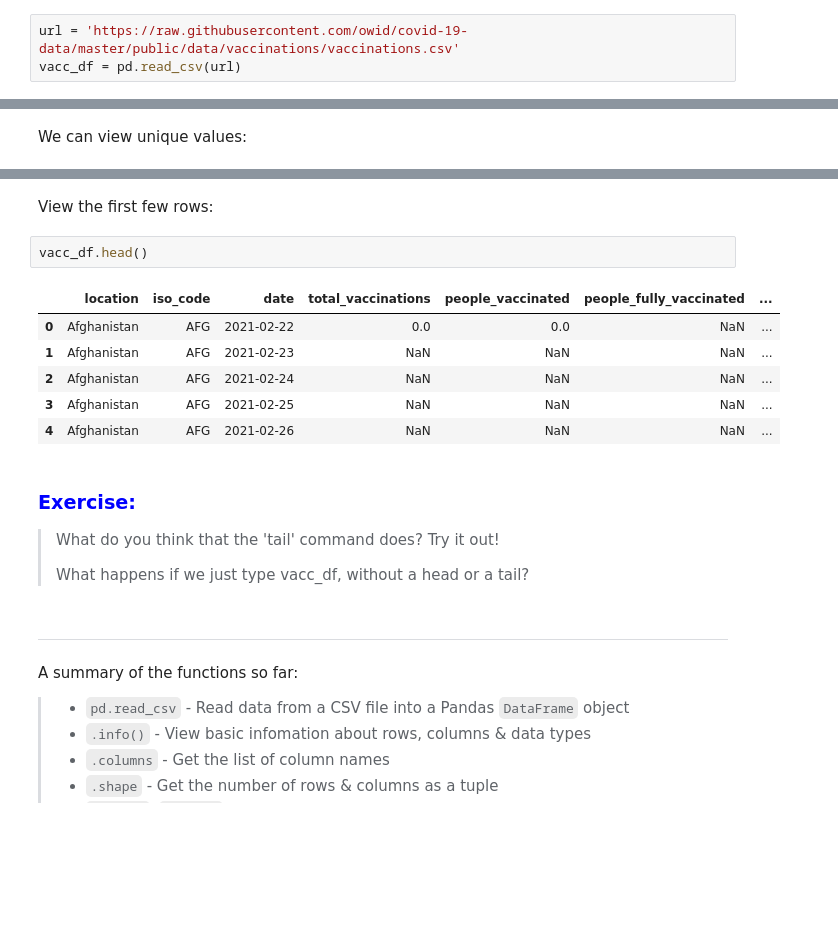
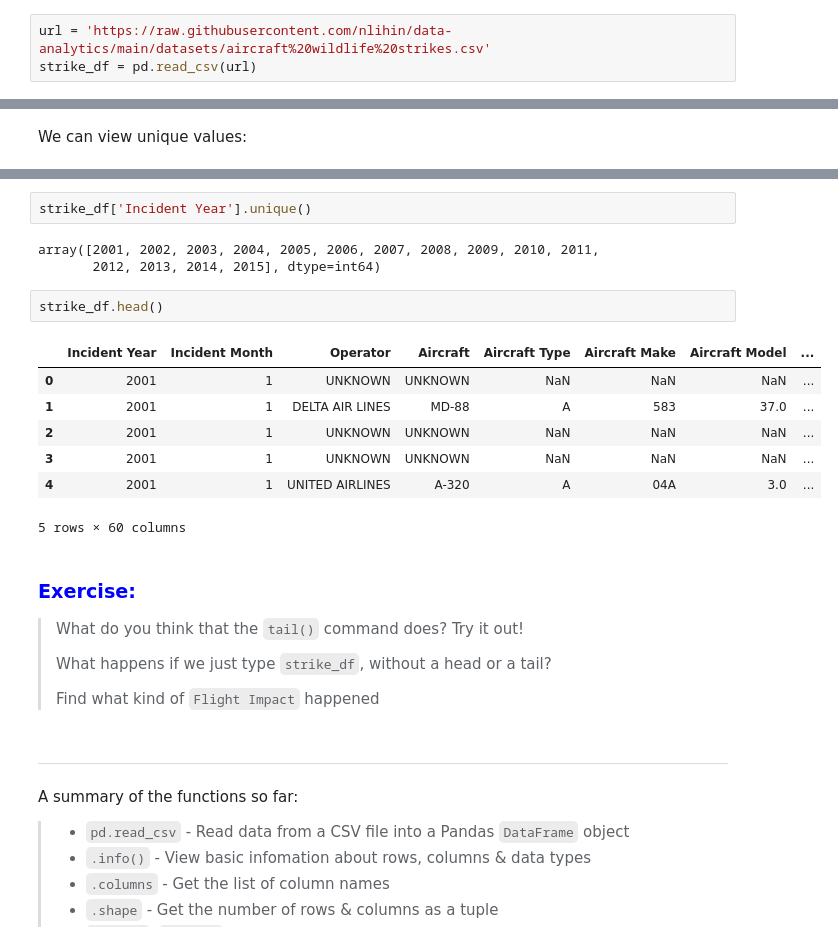
Before and after one commit to nlihin/data-analytics, a Jupyter notebook: unit02_reading and selecting.ipynb, the cells around one changed output, grey strips where cells are left out. Saved outputs shown, nothing was run; the diff lists cells and outputs as text; blank space fills up the shorter version.

```diff
--- a/unit02_reading and selecting.ipynb
+++ b/unit02_reading and selecting.ipynb
@@ -45,3 +29,3 @@ import pandas as pd
 # %%
-url = 'https://raw.githubusercontent.com/owid/covid-19-data/master/public/data/vaccinations/vaccinations.csv'
-vacc_df = pd.read_csv(url)
+url = 'https://raw.githubusercontent.com/nlihin/data-analytics/main/datasets/aircraft%20wildlife%20strikes.csv'
+strike_df = pd.read_csv(url)
@@ -129,19 +106,25 @@ array(['Afghanistan', 'Africa', 'Albania', 'Algeria', 'Andorra', 'Angola',
-# %% [markdown]
-View the first few rows:
+# %%
+strike_df['Incident Year'].unique()
+# %% [output]
+array([2001, 2002, 2003, 2004, 2005, 2006, 2007, 2008, 2009, 2010, 2011,
+       2012, 2013, 2014, 2015], dtype=int64)
 # %%
-vacc_df.head()
+strike_df.head()
 # %% [output]
-|  | location | iso_code | date | total_vaccinations | people_vaccinated | people_fully_vaccinated | ... |
-| 0 | Afghanistan | AFG | 2021-02-22 | 0.0 | 0.0 | NaN | ... |
-| 1 | Afghanistan | AFG | 2021-02-23 | NaN | NaN | NaN | ... |
-| 2 | Afghanistan | AFG | 2021-02-24 | NaN | NaN | NaN | ... |
-| 3 | Afghanistan | AFG | 2021-02-25 | NaN | NaN | NaN | ... |
-| 4 | Afghanistan | AFG | 2021-02-26 | NaN | NaN | NaN | ... |
+|  | Incident Year | Incident Month | Operator | Aircraft | Aircraft Type | Aircraft Make | Aircraft Model | ... |
+| 0 | 2001 | 1 | UNKNOWN | UNKNOWN | NaN | NaN | NaN | ... |
+| 1 | 2001 | 1 | DELTA AIR LINES | MD-88 | A | 583 | 37.0 | ... |
+| 2 | 2001 | 1 | UNKNOWN | UNKNOWN | NaN | NaN | NaN | ... |
+| 3 | 2001 | 1 | UNKNOWN | UNKNOWN | NaN | NaN | NaN | ... |
+| 4 | 2001 | 1 | UNITED AIRLINES | A-320 | A | 04A | 3.0 | ... |
+5 rows × 60 columns
 # %% [markdown]
 ### <span style="color:blue"> Exercise:</span>
- >What do you think that the 'tail' command does? Try it out!
+> What do you think that the `tail()` command does? Try it out!
 >
->What happens if we just type vacc_df, without a head or a tail?
+> What happens if we just type `strike_df`, without a head or a tail?
+>
+> Find what kind of `Flight Impact` happened
 # %% [markdown]
 ---
 A summary of the functions so far:
```
Also changed, not shown: parts of 45 cells of this notebook, 1 other file.
